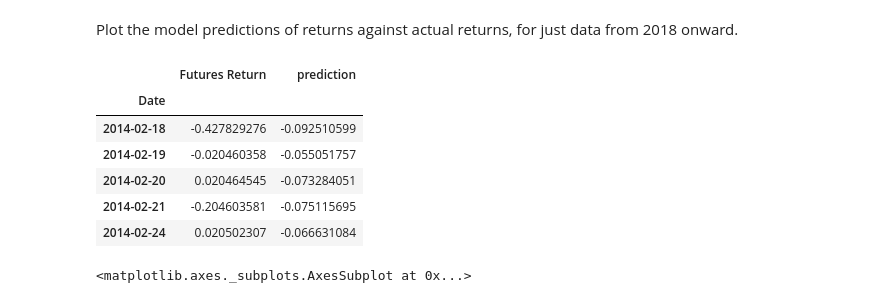
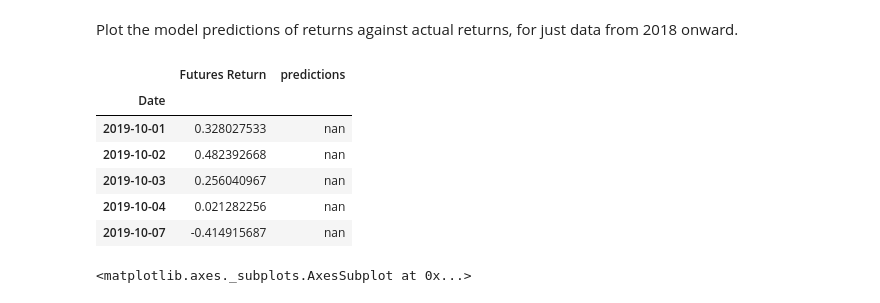
Before and after one commit to enriqueserizawa/time_series_hw, a Jupyter notebook: Starter_Code/time_series_analysis.ipynb, the cells around one changed output. Cells and saved outputs as stored; diff of their text form; code cells hidden in the pictures.

```diff
--- a/Starter_Code/time_series_analysis.ipynb
+++ b/Starter_Code/time_series_analysis.ipynb
@@ -111,16 +101,16 @@ fut["Futures Return"] = fut["Settle"].copy().pct_change()*100
 # Feature Engineering
 # Create a second "Lagged Return" variable, that is the futures return variable shifted above, but lagged 1 day:
 # We"ll use this lagged return as the feature vector X:
-fut["Lagged Return"] = # YOUR CODE HERE
+fut["Lagged Return"] = fut["Settle"].shift().pct_change()*100
 fut = fut.replace(-np.inf, np.nan).dropna()
 
 # Construct a new "X" dataframe using just the "Lagged Return" variable:
 X = fut["Lagged Return"].to_frame()
 # %%
 # Add into the X dataframe either a "dayofweek" or "weekofyear" column, (e.g., using X.index.weekofyear)
-X["Week of Year"] = # YOUR CODE HERE
+X["Week_of_year"] = X.index.weekofyear
 
 # Create a new categorical X dataframe, by using pd.get_dummies() on the seasonal column created just above:
-X_binary_encoded = # YOUR CODE HERE
+X_binary_encoded = pd.get_dummies(X, columns=['Week_of_year'])
 X_binary_encoded.head()
 # %% [output]
@@ -137,7 +127,7 @@ X_binary_encoded.head()
 y = fut["Futures Return"].copy()
 
 # Construct a "LinearRegression" object:
-model = # YOUR CODE HERE
+model = LinearRegression()
 
 # Fit a model using the X and y objects:
-results = # YOUR CODE HERE
+results = model.fit(X_binary_encoded, y)
@@ -144,5 +137,5 @@ results = # YOUR CODE HERE
 # %%
 # Construct predictions based on the X object:
-predictions = # YOUR CODE HERE
+predictions = model.predict(X_binary_encoded)
 predictions
 # %% [output]
@@ -178,18 +173,18 @@ Standard Deviation of Futures Return: 0.5505252976211215
 # %%
 # Create a "y" dataframe, using just the "Futures Return" column created above.
 y_df = y.to_frame()
 
 # Add the model predictions from above as an additional column to that dataframe:
-y_df["prediction"] = # YOUR CODE HERE
-y_df.head()
+y_df['predictions'] = pd.DataFrame(predictions)
+y_df.tail()
 # %% [output]
-|  | Futures Return | prediction |
+|  | Futures Return | predictions |
 | Date |  |  |
-| 2014-02-18 | -0.427829276 | -0.092510599 |
-| 2014-02-19 | -0.020460358 | -0.055051757 |
-| 2014-02-20 | 0.020464545 | -0.073284051 |
-| 2014-02-21 | -0.204603581 | -0.075115695 |
-| 2014-02-24 | 0.020502307 | -0.066631084 |
+| 2019-10-01 | 0.328027533 | nan |
+| 2019-10-02 | 0.482392668 | nan |
+| 2019-10-03 | 0.256040967 | nan |
+| 2019-10-04 | 0.021282256 | nan |
+| 2019-10-07 | -0.414915687 | nan |
 # %%
 # Plot the two from 2018 onward
 # YOUR CODE HERE
```
Also changed, not shown: parts of 14 cells of this notebook.
